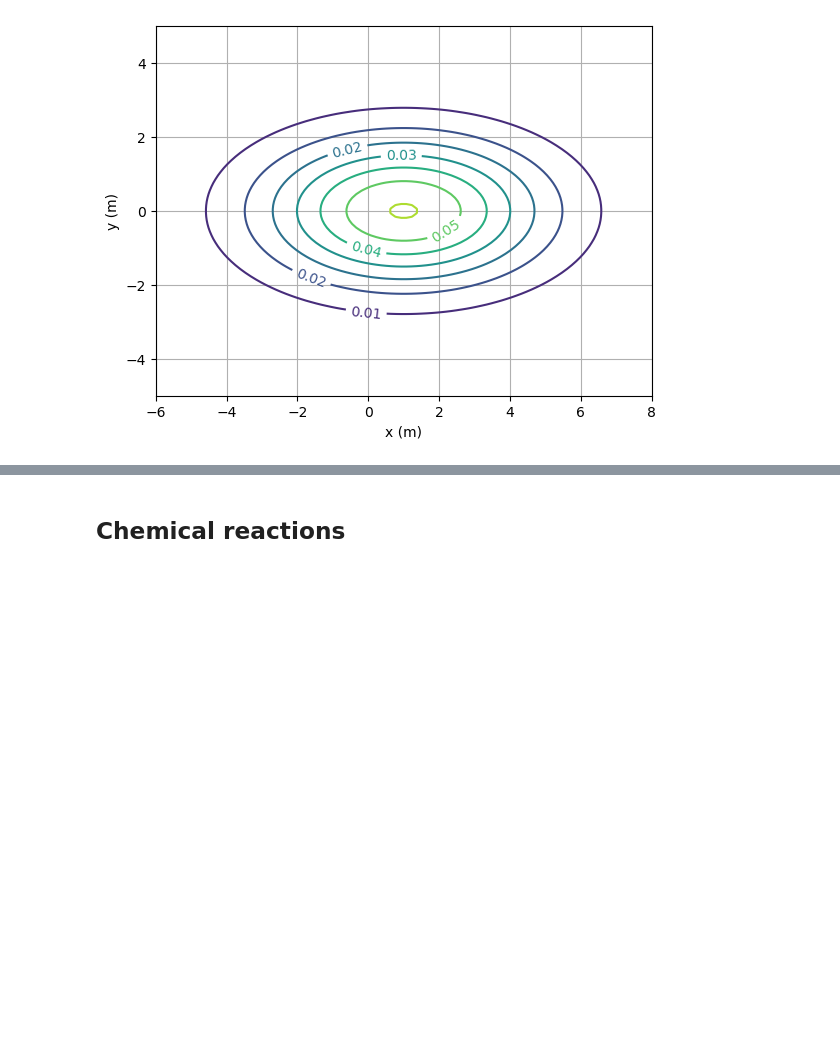
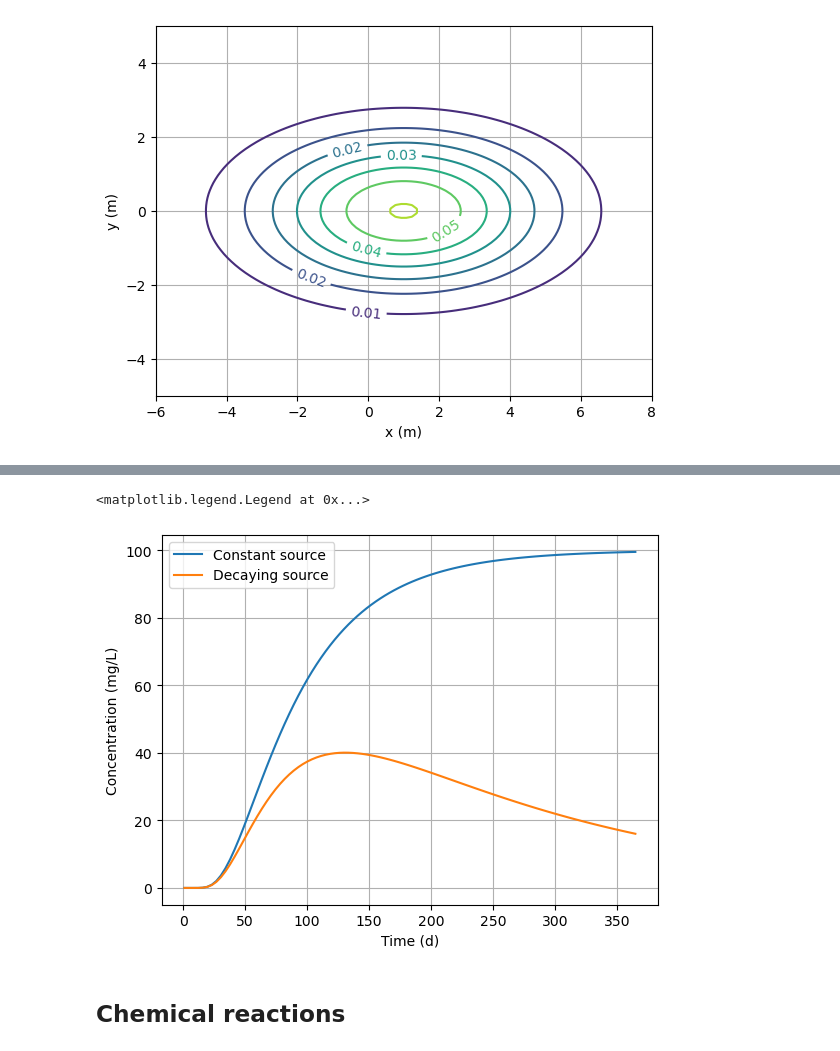
Before and after one commit to cneyens/adepy, a Jupyter notebook: doc/examples/00_uniform_overview.ipynb, the cells around one changed output, grey strips where cells are left out. Drawn from its saved outputs; the diff is of its cells as text; code cells hidden in the pictures; blank space fills up the shorter version.

```diff
--- a/doc/examples/00_uniform_overview.ipynb
+++ b/doc/examples/00_uniform_overview.ipynb
@@ -110,3 +136,27 @@ plt.grid()
+# %%
+from adepy.uniform import seminf1
+
+c0 = 100  # initial source concentration, mg/L
+lamb_s = 0.005  # first-order source decay rate, 1/d
+v = 0.05  # groundwater flow, m/d
+al = 1  # longitudinal dispersivity, m
+
+x = 5.0  # output x-coordinate, m
+t = np.linspace(1, 365, 100)  # output times, d
+
+# calculate and plt concentrations for a constant source term and a decaying source term
+c_constant = seminf1(c0=c0, x=x, t=t, v=v, al=al)
+c_decay = c0 * np.exp(-lamb_s * t) * seminf1(c0=1.0, x=x, t=t, v=v, al=al)
+
+plt.plot(t, c_constant, label="Constant source")
+plt.plot(t, c_decay, label="Decaying source")
+plt.xlabel("Time (d)")
+plt.ylabel("Concentration (mg/L)")
+plt.grid()
+plt.legend()
+# %% [output]
+<matplotlib.legend.Legend at 0x...>
+[figure, added]
 # %% [markdown]
 ## Chemical reactions
 # %% [markdown]
```
Also changed, not shown: parts of 9 cells of this notebook.
